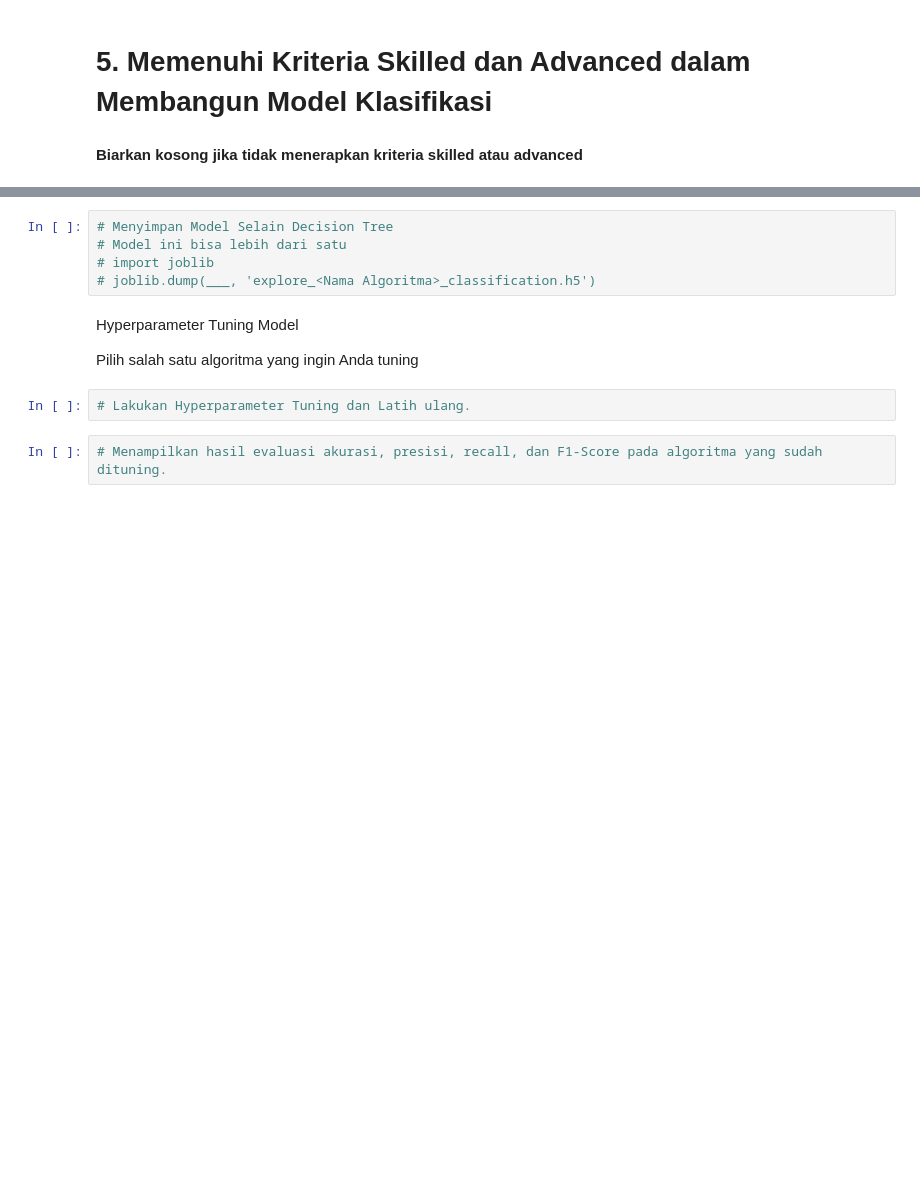
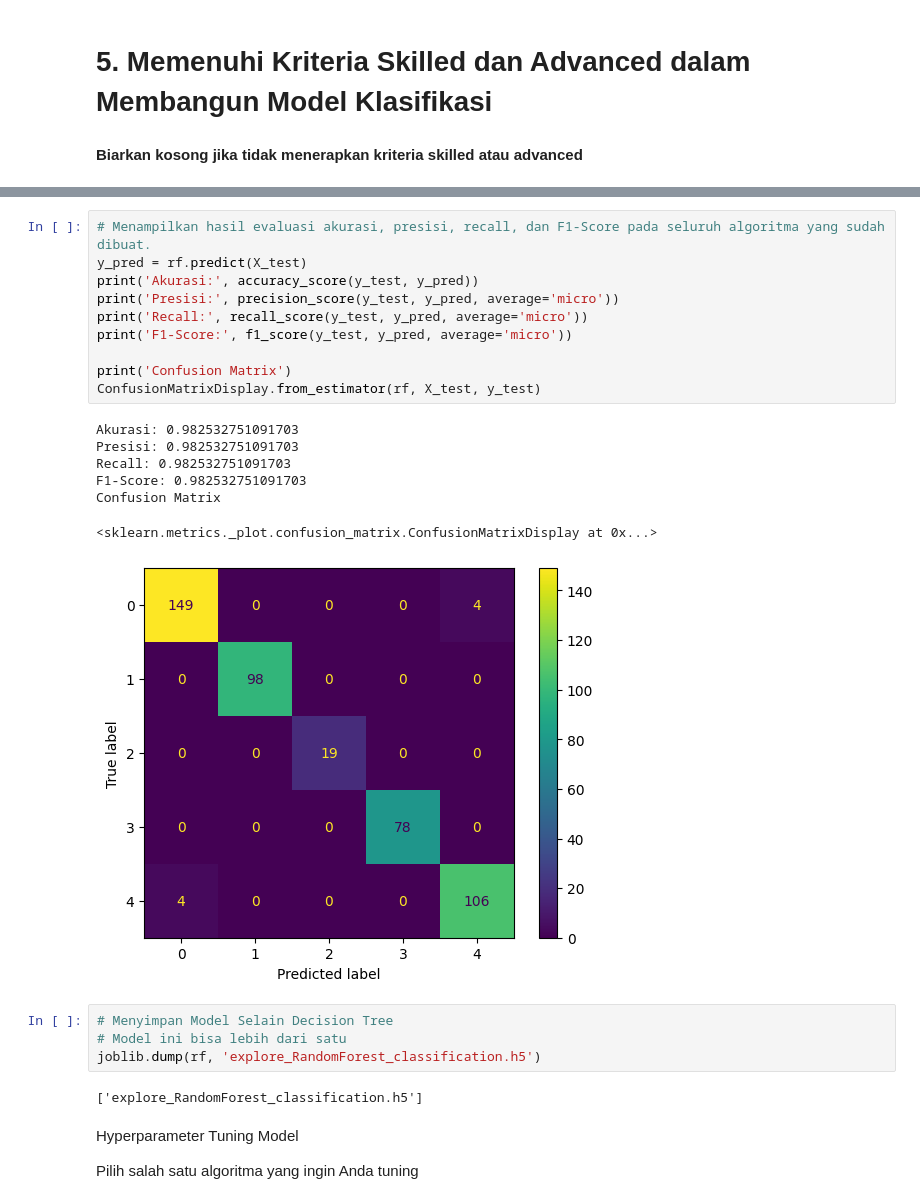
Before and after one commit to apriarami789/MachineLearning_MhdApriArami, a Jupyter notebook: [Klasifikasi]_Submission_Akhir_BMLP_Mhd_Apri_Arami.ipynb, the cells around one changed output, grey strips where cells are left out. Saved outputs shown, nothing was run; the diff lists cells and outputs as text; blank space fills up the shorter version.

```diff
--- a/[Klasifikasi]_Submission_Akhir_BMLP_Mhd_Apri_Arami.ipynb
+++ b/[Klasifikasi]_Submission_Akhir_BMLP_Mhd_Apri_Arami.ipynb
@@ -57,13 +109,28 @@ Berikut adalah rekomendasi tahapannya.
+# %%
+# Menampilkan hasil evaluasi akurasi, presisi, recall, dan F1-Score pada seluruh algoritma yang sudah dibuat.
+y_pred = rf.predict(X_test)
+print('Akurasi:', accuracy_score(y_test, y_pred))
+print('Presisi:', precision_score(y_test, y_pred, average='micro'))
+print('Recall:', recall_score(y_test, y_pred, average='micro'))
+print('F1-Score:', f1_score(y_test, y_pred, average='micro'))
+
+print('Confusion Matrix')
+ConfusionMatrixDisplay.from_estimator(rf, X_test, y_test)
+# %% [output]
+Akurasi: 0.982532751091703
+Presisi: 0.982532751091703
+Recall: 0.982532751091703
+F1-Score: 0.982532751091703
+Confusion Matrix
+<sklearn.metrics._plot.confusion_matrix.ConfusionMatrixDisplay at 0x...>
+[figure, added]
 # %%
 # Menyimpan Model Selain Decision Tree
 # Model ini bisa lebih dari satu
-# import joblib
-# joblib.dump(___, 'explore_<Nama Algoritma>_classification.h5')
+joblib.dump(rf, 'explore_RandomForest_classification.h5')
+# %% [output]
+['explore_RandomForest_classification.h5']
 # %% [markdown]
 Hyperparameter Tuning Model
 
 Pilih salah satu algoritma yang ingin Anda tuning
-# %%
-# Lakukan Hyperparameter Tuning dan Latih ulang.
-# %%
-# Menampilkan hasil evaluasi akurasi, presisi, recall, dan F1-Score pada algoritma yang sudah dituning.
```
Also changed, not shown: parts of 13 cells of this notebook.
